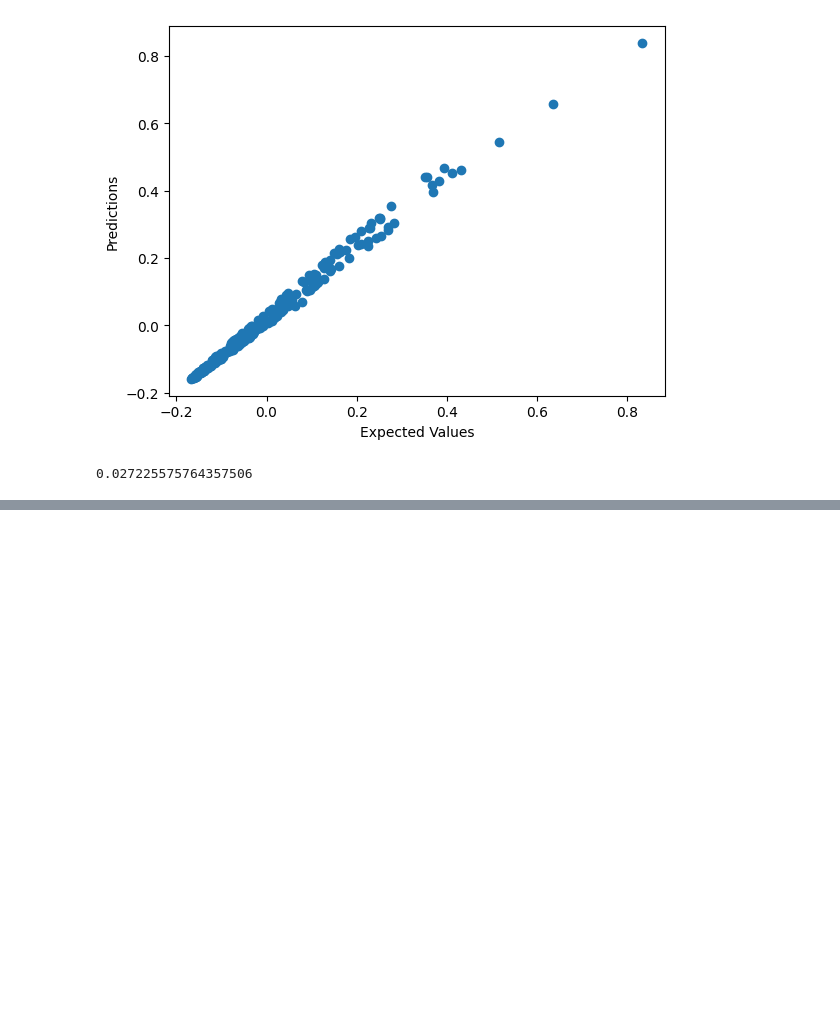
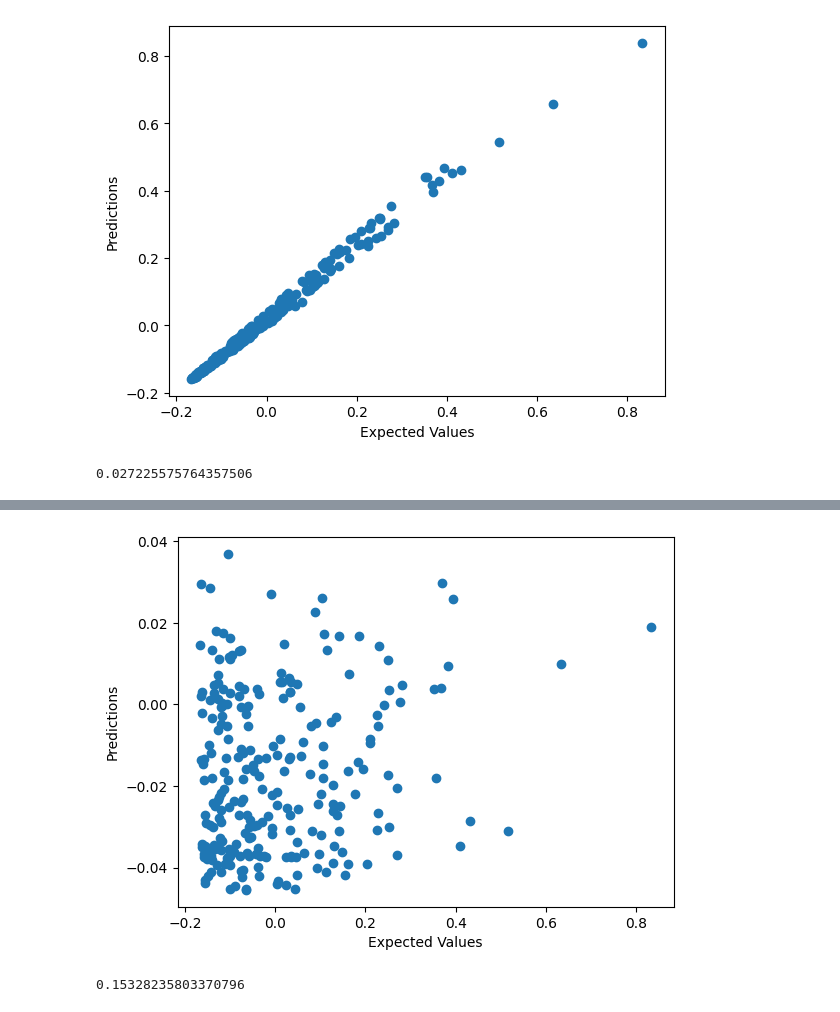
Before and after one commit to vathzen/h2o-energies-msc, a Jupyter notebook: H2O_Energies.ipynb, the cells around one changed output, grey strips where cells are left out. Saved outputs shown, nothing was run; the diff lists cells and outputs as text; code cells hidden in the pictures; blank space fills up the shorter version.

Commit message:
added learning on co-ord data

```diff
--- a/H2O_Energies.ipynb
+++ b/H2O_Energies.ipynb
@@ -256,3 +256,20 @@ WARNING:tensorflow:5 out of the last 17 calls to <function TensorFlowTrainer.mak
 8/8 ━━━━━━━━━━━━━━━━━━━━ 0s 4ms/step
 [figure]
 0.027225575764357506
+# %%
+#Training Data on Co-Ordinates for Baseline case.
+inp_data = normalize_data(h2o_unrotated)
+rot_data = normalize_data(h2o_rotated)
+
+inp_data = pd.concat([inp_data,rot_data])
+
+train , val = train_test_split(inp_data,test_size=0.2)
+
+x_train = train.iloc[:,0:-1]
+y_train = train.iloc[:,-1:]
+x_val = val.iloc[:,0:-1]
+y_val = val.iloc[:,-1:]
+
+model = get_model(9)
+
+history = model.fit (x_train,y_train , validation_data=(x_val,y_val) ,epochs=300)
@@ -258,0 +294,18 @@ WARNING:tensorflow:5 out of the last 17 calls to <function TensorFlowTrainer.mak
+# %%
+tst_data = normalize_data(h2o_test)
+x_test = tst_data.iloc[:,0:-1]
+y_test = tst_data.iloc[:,-1:]
+
+predictions = model.predict(x_test)
+
+#Calculate RMSE Error for Predicted Data
+rmse = np.sqrt(np.mean((predictions-y_test)**2))
+
+#Visualize Predicted vs Expected Data Graph
+plt.scatter(y_test, predictions)
+plt.xlabel('Expected Values')
+plt.ylabel('Predictions')
+plt.show()
+
+print(rmse)
+# %% [output]
@@ -258,0 +313,2 @@ WARNING:tensorflow:5 out of the last 17 calls to <function TensorFlowTrainer.mak
+[figure, added]
+0.15328235803370796
```
Also changed, not shown: parts of 2 cells of this notebook, 2 other files.
